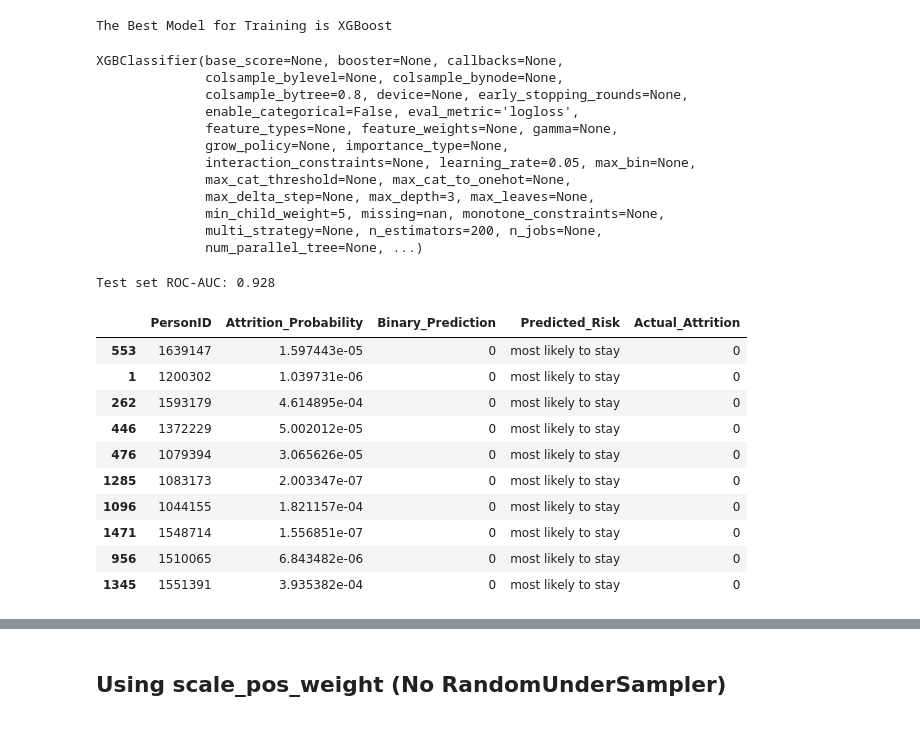
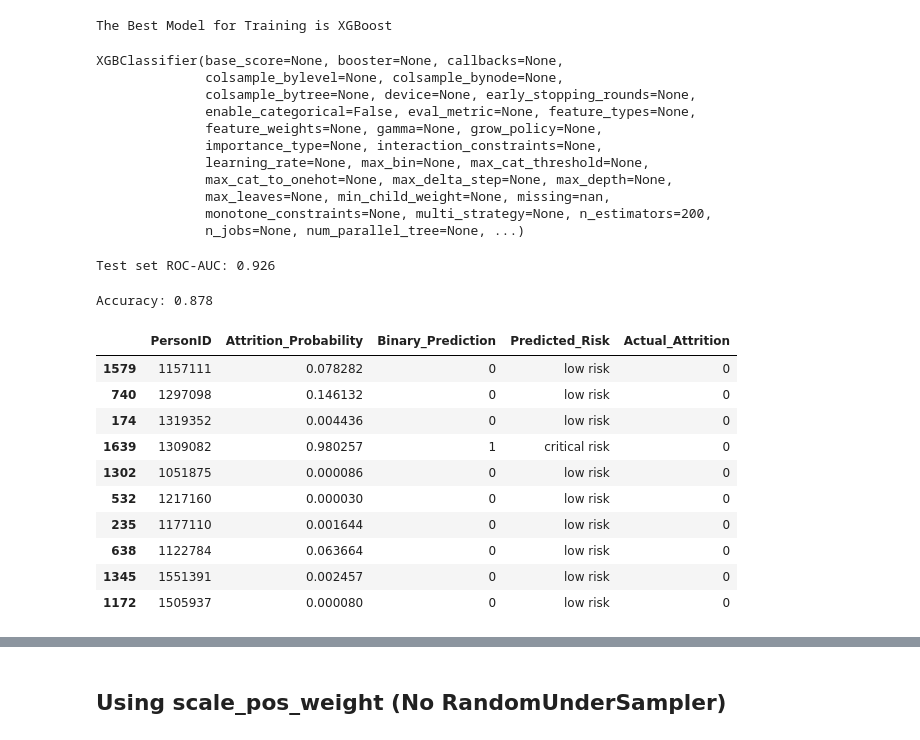
Before and after one commit to Kovindu555/Employee-Attrition-Multiclass-Prediction, a Jupyter notebook: model_training.ipynb, the cells around one changed output, grey strips where cells are left out. Cells and saved outputs as stored; diff of their text form; code cells hidden in the pictures.

```diff
--- a/model_training.ipynb
+++ b/model_training.ipynb
@@ -904,10 +924,10 @@ Test set ROC-AUC: 0.92
 # %%
 def risk_pred(p):
     if (p < 0.25):
-        return 'most likely to stay'
+        return 'low risk'
     elif (p >= 0.25 and p < 0.50):
-        return 'likely to stay'
+        return 'medium risk'
     elif (p >= 0.50 and p < 0.75):
-        return 'likely to leave'
+        return 'high risk'
     else:
-        return 'most likely to leave'
+        return 'critical risk'
@@ -930,11 +935,13 @@ EmployeeID_dataset.head()
 # turning prpobability to binary
 y_pred_binary = (y_test_proba >= 0.5).astype(int)
 # %%
-results = pd.DataFrame({
-    'PersonID': EmployeeID_dataset['EmployeeID'],
-    'Attrition_Probability': y_test_proba,
-    'Binary_Prediction': y_pred_binary,
-    'Predicted_Risk': [risk_pred(p) for p in y_test_proba],
-    'Actual_Attrition': y_test.values
-})
+def results(y_test_proba, y_pred_binary):
+    results = pd.DataFrame({
+        'PersonID': empid_test_set['EmployeeID'],
+        'Attrition_Probability': y_test_proba,
+        'Binary_Prediction': y_pred_binary,
+        'Predicted_Risk': [risk_pred(p) for p in y_test_proba],
+        'Actual_Attrition': y_test.values
+    })
+    return results.sample(10)
 # %%
@@ -1166,7 +1173,7 @@ Generating plots for 9 n_splits...
 # %%
 xgb_score_list = []
 for i in cvs:
-    xgb = XGBClassifier(
+    xgb_resampled = XGBClassifier(
         n_estimators=200,        # not too large
         learning_rate=0.05,      # LOWER than default
         max_depth=3,             # very important (reduce)
@@ -1180,7 +1187,7 @@ for i in cvs:
     )
 
     xgb_scores = cross_val_score(
-        xgb,
+        xgb_resampled,
         X_res_train,
         y_res_train,
         cv=i,
@@ -1246,32 +1253,38 @@ best_resampled_model.fit(X_res_train, y_res_train)
 # %% [output]
 XGBClassifier(base_score=None, booster=None, callbacks=None,
               colsample_bylevel=None, colsample_bynode=None,
-              colsample_bytree=0.8, device=None, early_stopping_rounds=None,
-              enable_categorical=False, eval_metric='logloss',
-              feature_types=None, feature_weights=None, gamma=None,
-              grow_policy=None, importance_type=None,
-              interaction_constraints=None, learning_rate=0.05, max_bin=None,
-              max_cat_threshold=None, max_cat_to_onehot=None,
-              max_delta_step=None, max_depth=3, max_leaves=None,
-              min_child_weight=5, missing=nan, monotone_constraints=None,
-              multi_strategy=None, n_estimators=200, n_jobs=None,
-              num_parallel_tree=None, ...)
+              colsample_bytree=None, device=None, early_stopping_rounds=None,
+              enable_categorical=False, eval_metric=None, feature_types=None,
+              feature_weights=None, gamma=None, grow_policy=None,
+              importance_type=None, interaction_constraints=None,
+              learning_rate=None, max_bin=None, max_cat_threshold=None,
+              max_cat_to_onehot=None, max_delta_step=None, max_depth=None,
+              max_leaves=None, min_child_weight=None, missing=nan,
+              monotone_constraints=None, multi_strategy=None, n_estimators=200,
+              n_jobs=None, num_parallel_tree=None, ...)
 # %%
 y_test_proba = best_resampled_model.predict_proba(X_test)[:, 1]
 print(f'Test set ROC-AUC: {round(roc_auc_score(y_test, y_test_proba), 3)}')
 # %% [output]
-Test set ROC-AUC: 0.928
+Test set ROC-AUC: 0.926
+# %%
+y_pred_binary = (y_test_proba >= 0.7).astype(int)
+accuracy = accuracy_score(y_test, y_pred_binary)
+
+print(f'Accuracy: {round(accuracy, 3)}')
+# %% [output]
+Accuracy: 0.878
 # %%
-results.sample(10)
+results(y_test_proba, y_pred_binary)
 # %% [output]
 |  | PersonID | Attrition_Probability | Binary_Prediction | Predicted_Risk | Actual_Attrition |
-| 553 | 1639147 | 1.597443e-05 | 0 | most likely to stay | 0 |
-| 1 | 1200302 | 1.039731e-06 | 0 | most likely to stay | 0 |
-| 262 | 1593179 | 4.614895e-04 | 0 | most likely to stay | 0 |
-| 446 | 1372229 | 5.002012e-05 | 0 | most likely to stay | 0 |
-| 476 | 1079394 | 3.065626e-05 | 0 | most likely to stay | 0 |
-| 1285 | 1083173 | 2.003347e-07 | 0 | most likely to stay | 0 |
-| 1096 | 1044155 | 1.821157e-04 | 0 | most likely to stay | 0 |
-| 1471 | 1548714 | 1.556851e-07 | 0 | most likely to stay | 0 |
-| 956 | 1510065 | 6.843482e-06 | 0 | most likely to stay | 0 |
-| 1345 | 1551391 | 3.935382e-04 | 0 | most likely to stay | 0 |
+| 1579 | 1157111 | 0.078282 | 0 | low risk | 0 |
+| 740 | 1297098 | 0.146132 | 0 | low risk | 0 |
+| 174 | 1319352 | 0.004436 | 0 | low risk | 0 |
+| 1639 | 1309082 | 0.980257 | 1 | critical risk | 0 |
+| 1302 | 1051875 | 0.000086 | 0 | low risk | 0 |
+| 532 | 1217160 | 0.000030 | 0 | low risk | 0 |
+| 235 | 1177110 | 0.001644 | 0 | low risk | 0 |
+| 638 | 1122784 | 0.063664 | 0 | low risk | 0 |
+| 1345 | 1551391 | 0.002457 | 0 | low risk | 0 |
+| 1172 | 1505937 | 0.000080 | 0 | low risk | 0 |
```
Also changed, not shown: parts of 42 cells of this notebook.
